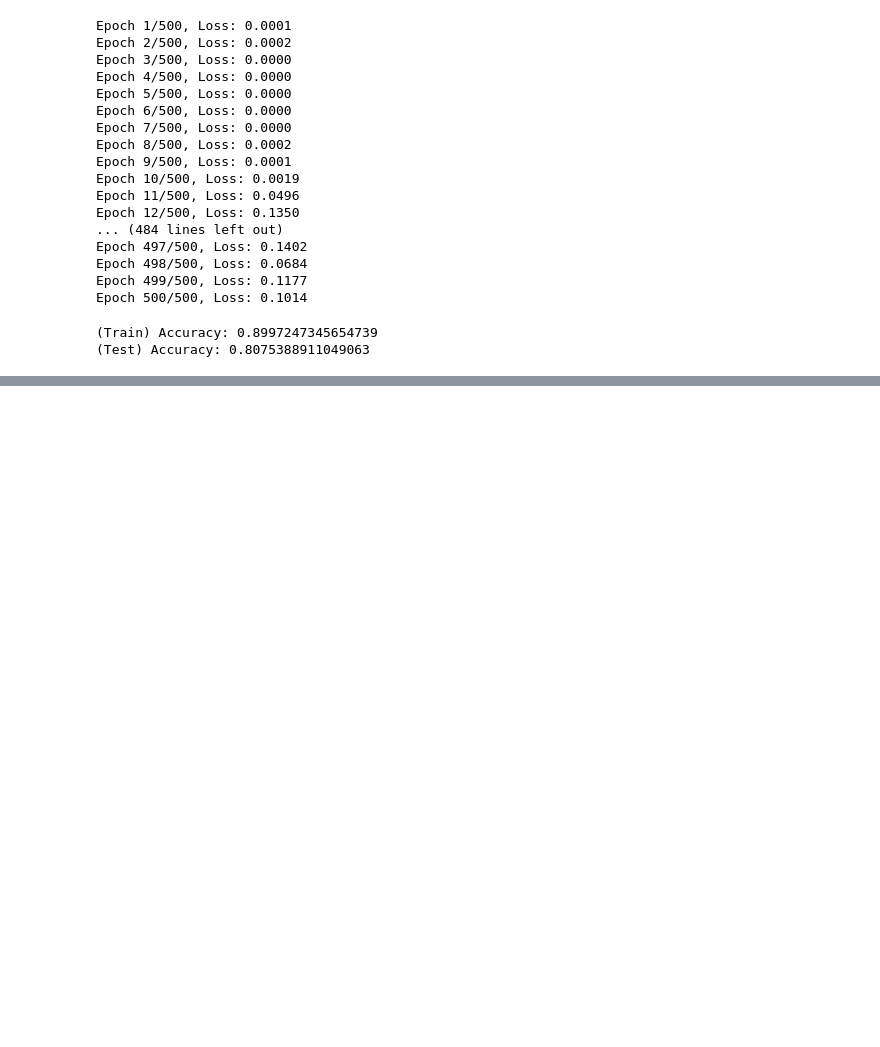
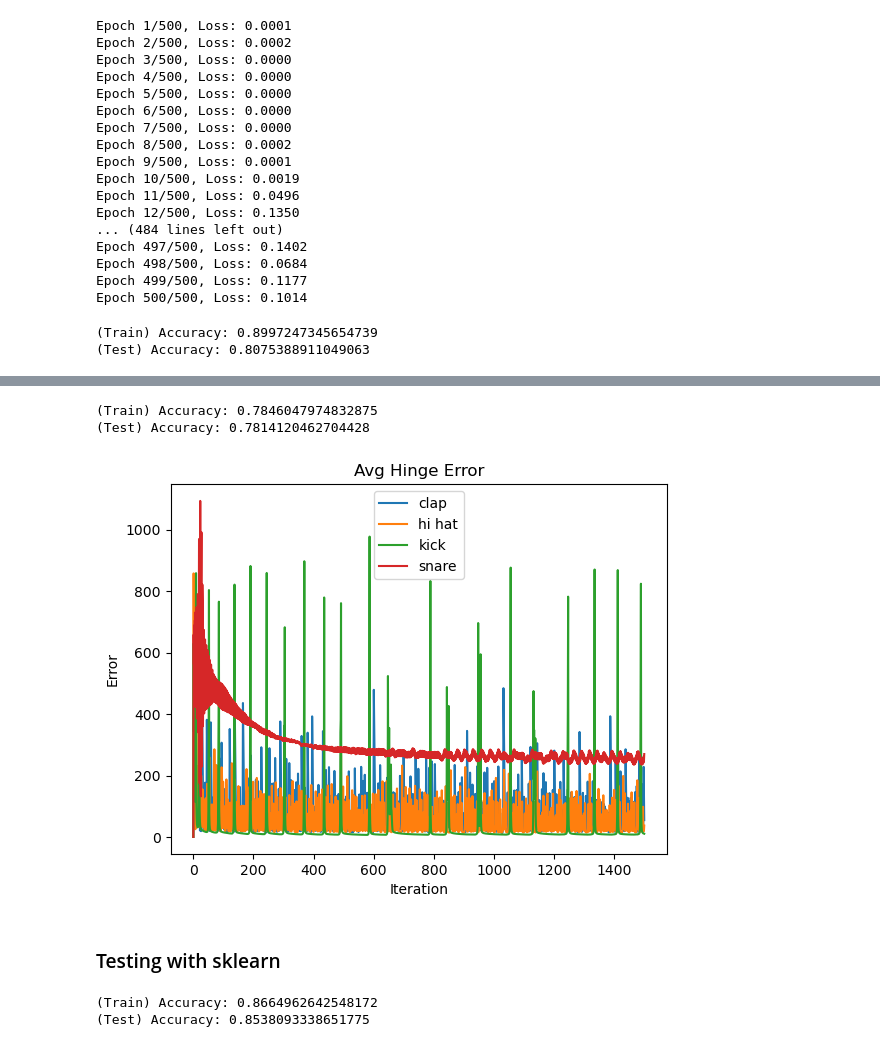
Before and after one commit to Phlorion/SoundRecognitionMLProject, a Jupyter notebook: sound_recognition.ipynb, the cells around one changed output, grey strips where cells are left out. Saved outputs shown, nothing was run; the diff lists cells and outputs as text; code cells hidden in the pictures; blank space fills up the shorter version.

```diff
--- a/sound_recognition.ipynb
+++ b/sound_recognition.ipynb
@@ -350,19 +354,16 @@ plt.show()
 # %%
 from sklearn.linear_model import LogisticRegression
 
-y_train_1d = np.argmax(y_train, axis=1)
-y_test_1d = np.argmax(y_test, axis=1)
-
 sk_log_r = LogisticRegression(max_iter=1500)
-sk_log_r.fit(X_train_rec, y_train_1d)
+sk_log_r.fit(X_train_rec, y_train_labels)
 
 # predict train data
 y_preds_train = sk_log_r.predict(X_train_rec)
-print("(Train) Accuracy:", np.mean(y_preds_train == y_train_1d))
+print("(Train) Accuracy:", np.mean(y_preds_train == y_train_labels))
 
 # predict test data
 y_preds_test = sk_log_r.predict(X_test_rec)
-print("(Test) Accuracy:", np.mean(y_preds_test == y_test_1d))
+print("(Test) Accuracy:", np.mean(y_preds_test == y_test_labels))
 # %% [output]
 (Train) Accuracy: 0.8558788832088084
 (Test) Accuracy: 0.847427203829278
@@ -687,0 +689,14 @@ print("(Test) Accuracy:", correct_test / len(y_test_labels))
+# %%
+def hinge_error(X, y, w, b, lambda_param):
+    n = X.shape[0]
+
+    # regularization term
+    regularization_term = lambda_param * np.dot(w, w)
+
+    # sum
+    margins = y * (np.dot(X, w) - b)
+    hinge_loss = np.maximum(0, 1 - margins)
+    suma = np.sum(hinge_loss)
+    suma /= n
+
+    return regularization_term + suma
@@ -687,0 +769,4 @@ print("(Test) Accuracy:", correct_test / len(y_test_labels))
+# %%
+mySVM = MySVM(lambda_param=0.01, learning_rate=0.01, n_iters=3000)
+mySVM.fit(X_train, y_train)
+print('Train complete')
@@ -687,0 +792,43 @@ print("(Test) Accuracy:", correct_test / len(y_test_labels))
+# %%
+# test on train data
+preds_train = mySVM.predict(X_train)
+
+# test on test data
+preds_test = mySVM.predict(X_test)
+
+print("(Train) Accuracy:", np.mean(preds_train == y_train_labels))
+print("(Test) Accuracy:", np.mean(preds_test == y_test_labels))
+# %% [output]
+(Train) Accuracy: 0.7846047974832875
+(Test) Accuracy: 0.7814120462704428
+# %%
+# plot errors for each class
+plt.title("Avg Hinge Error")
+plt.ylabel("Error")
+plt.xlabel("Iteration")
+for idx, name in enumerate(sound_X_names):
+    plt.plot(np.squeeze(mySVM.J_history[idx]), label=name)
+    plt.legend()
+
+plt.show()
+# %% [output]
+[figure, added]
+# %% [markdown]
+### Testing with sklearn
+# %%
+from sklearn import svm
+
+sk_svm = svm.SVC()
+sk_svm.fit(X_train, y_train_labels)
+
+# test on train data
+sk_preds_train = sk_svm.predict(X_train)
+
+# test on test data
+sk_preds_test = sk_svm.predict(X_test)
+
+print("(Train) Accuracy:", np.mean(sk_preds_train == y_train_labels))
+print("(Test) Accuracy:", np.mean(sk_preds_test == y_test_labels))
+# %% [output]
+(Train) Accuracy: 0.8664962642548172
+(Test) Accuracy: 0.8538093338651775
```
Also changed, not shown: parts of 8 cells of this notebook.
